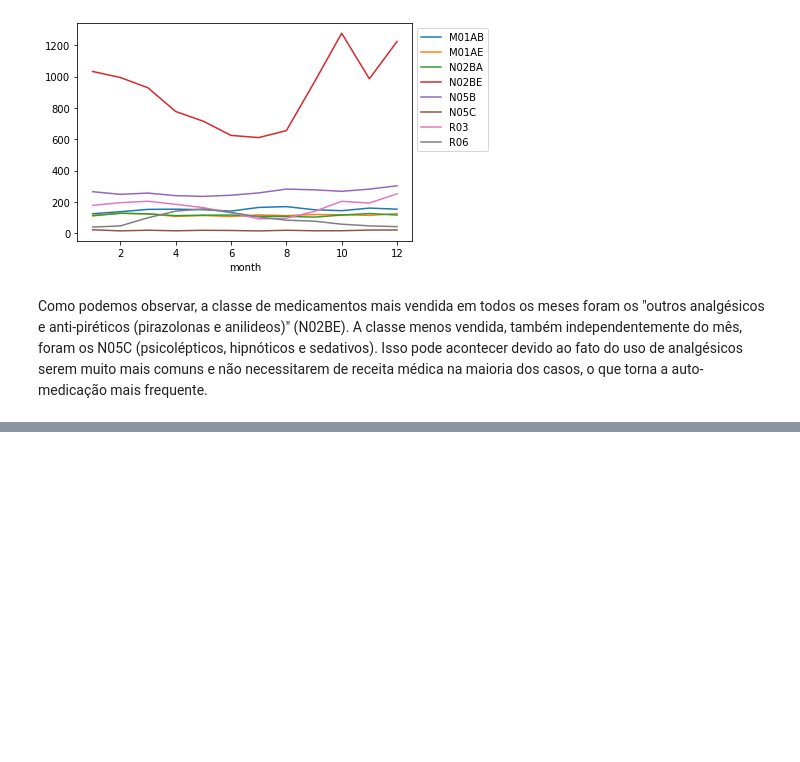
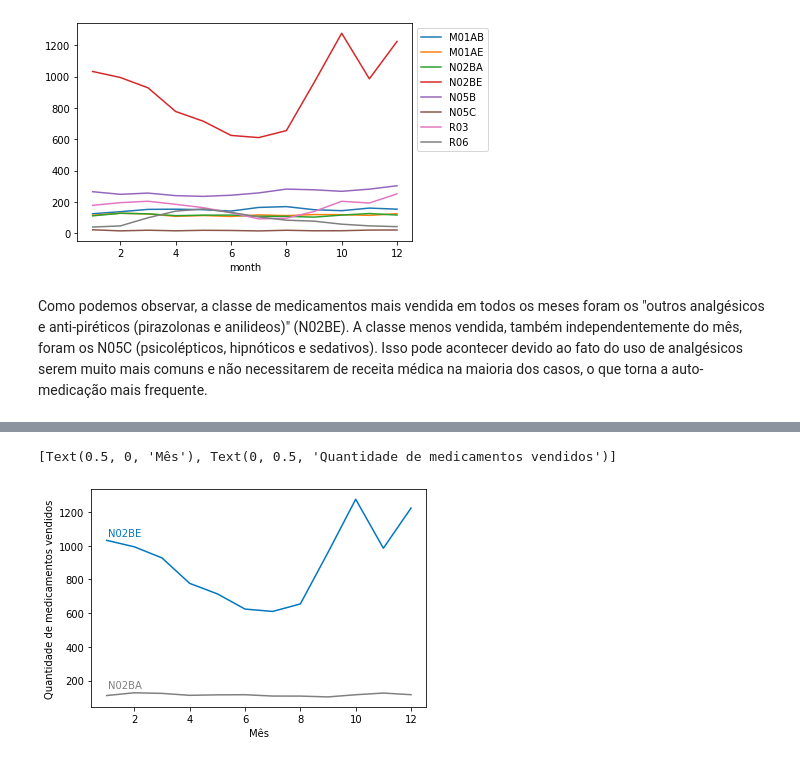
Before and after one commit to ailafelixa/EDA-Pharmaceutical-Sales, a Jupyter notebook: pharma-sales-analysis.ipynb, the cells around one changed output, grey strips where cells are left out. Drawn from its saved outputs; the diff is of its cells as text; code cells hidden in the pictures; blank space fills up the shorter version.

```diff
--- a/pharma-sales-analysis.ipynb
+++ b/pharma-sales-analysis.ipynb
@@ -445,0 +460,14 @@ Como podemos observar, a classe de medicamentos mais vendida em todos os meses f
+# %%
+#Outros analgésicos e anti-piréticos
+mx3 = sns.lineplot(x=df_2.index, y=df_2.N02BA, ci = None, color='grey')
+plt.text(0.1, 0.1, df_2.columns[2], horizontalalignment='center',
+     verticalalignment='center', transform=mx3.transAxes, color='grey')
+
+mx4 = sns.lineplot(x=df_2.index, y=df_2.N02BE, ci = None, color='#0077C0')
+plt.text(0.1, 0.8, df_2.columns[3], horizontalalignment='center',
+     verticalalignment='center', transform=mx4.transAxes, color='#0077C0')
+
+mx3.set(xlabel='Mês', ylabel='Quantidade de medicamentos vendidos')
+# %% [output]
+[Text(0.5, 0, 'Mês'), Text(0, 0.5, 'Quantidade de medicamentos vendidos')]
+[figure, added]
```
Also changed, not shown: parts of 3 cells of this notebook.
